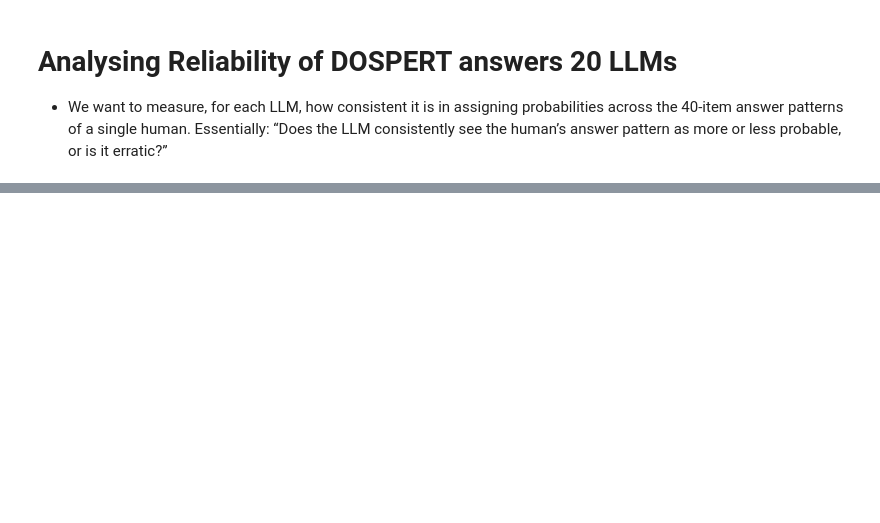
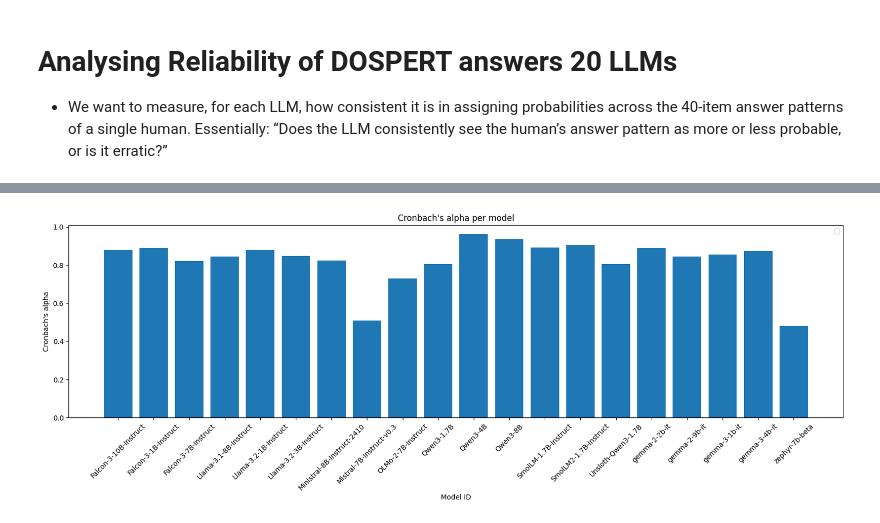
Before and after one commit to jelenameyer/LLMBehaviourGeneralizability, a Jupyter notebook: analysisScripts/survey_data_analysis/survey_data_anal.ipynb, the cells around one changed output, grey strips where cells are left out. Drawn from its saved outputs; the diff is of its cells as text; code cells hidden in the pictures; blank space fills up the shorter version.

Commit message:
add chronbachs alpha for dospert

```diff
--- a/analysisScripts/survey_data_analysis/survey_data_anal.ipynb
+++ b/analysisScripts/survey_data_analysis/survey_data_anal.ipynb
@@ -48,0 +63,13 @@ OLMo-2-7B-Instruct DataFrame loaded
+# %%
+# merged_dospert_data: long format with columns ['participant', 'item', 'model', 'logprob_predicted']
+
+df_wide = merged_dospert_data.pivot_table(
+    index=['model', 'participant'],
+    columns='item',
+    values='logprob_predicted'
+).reset_index()
+
+# Now you have a DataFrame:
+# columns = ['model', 'participant', item1, item2, ..., item40]
+
+df_wide
@@ -48,0 +90,16 @@ OLMo-2-7B-Instruct DataFrame loaded
+# %%
+# ---- Cronbach's alpha ----
+def cronbach_alpha(df):
+    k = df.shape[1]
+    item_vars = df.var(axis=0, ddof=1)
+    total_var = df.sum(axis=1).var(ddof=1)
+    return (k / (k - 1)) * (1 - item_vars.sum() / total_var)
+
+
+
+alphas = {}
+for m, sub in df_wide.groupby("model"):
+    scores = sub.drop(columns=["model", "participant"])
+    alpha = cronbach_alpha(scores)
+    print(f"Model {m}: alpha = {alpha:.3f}")
+    alphas[m] = alpha
@@ -48,0 +127,3 @@ OLMo-2-7B-Instruct DataFrame loaded
+# %%
+alpha_df = pd.DataFrame(list(alphas.items()), columns=["model_id", "alpha"])
+alpha_df
@@ -48,0 +148,12 @@ OLMo-2-7B-Instruct DataFrame loaded
+# %%
+plt.figure(figsize=(20,5))
+plt.bar(alpha_df["model_id"].astype(str), alpha_df["alpha"])
+#plt.axhline(0.7, color="red", linestyle="--", label="Threshold .70")
+plt.ylabel("Cronbach's alpha")
+plt.xlabel("Model ID")
+plt.xticks(rotation=45)
+plt.title("Cronbach's alpha per model")
+plt.legend()
+plt.show()
+# %% [output]
+[figure, added]
```
Also changed, not shown: parts of 6 cells of this notebook.
